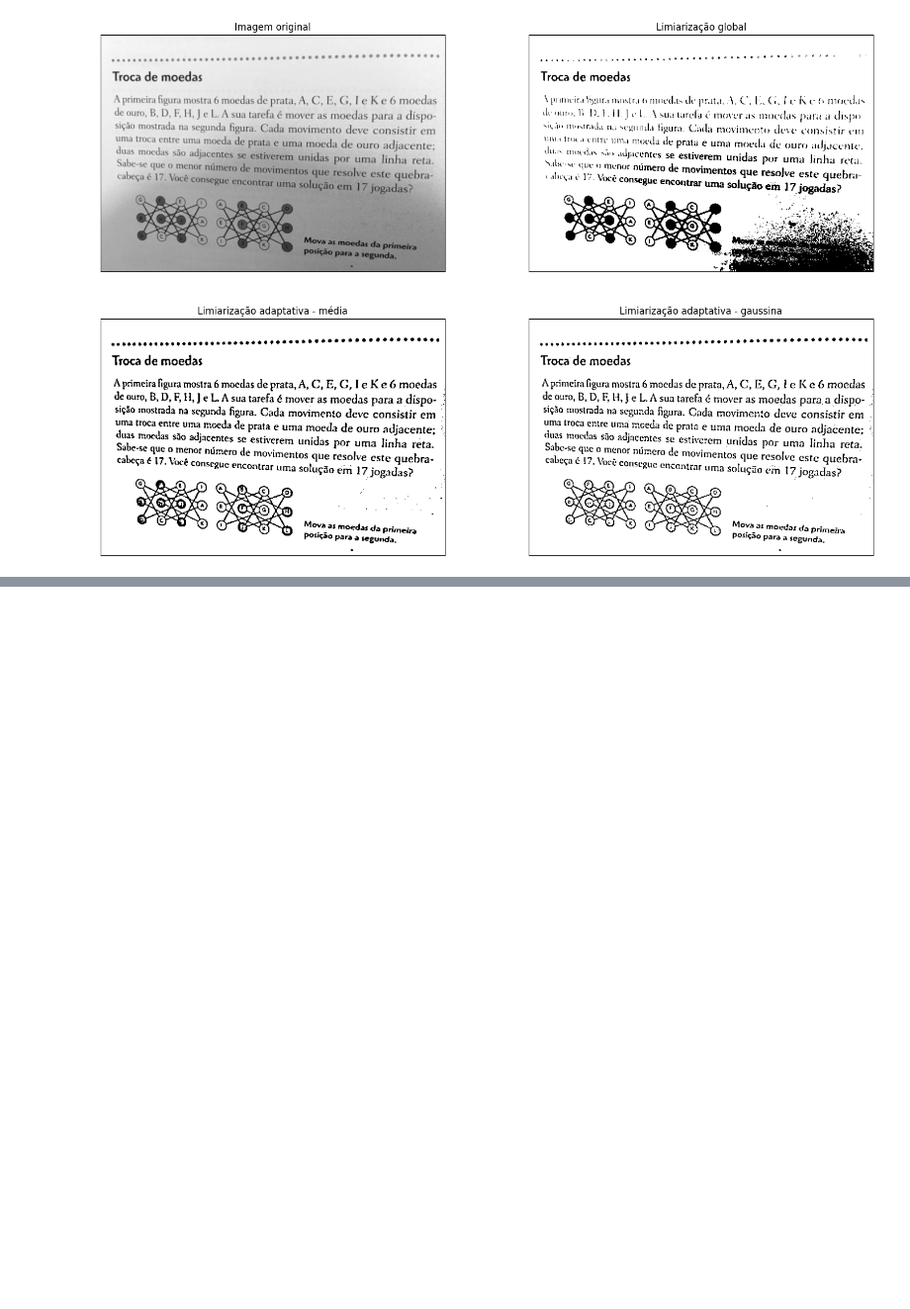
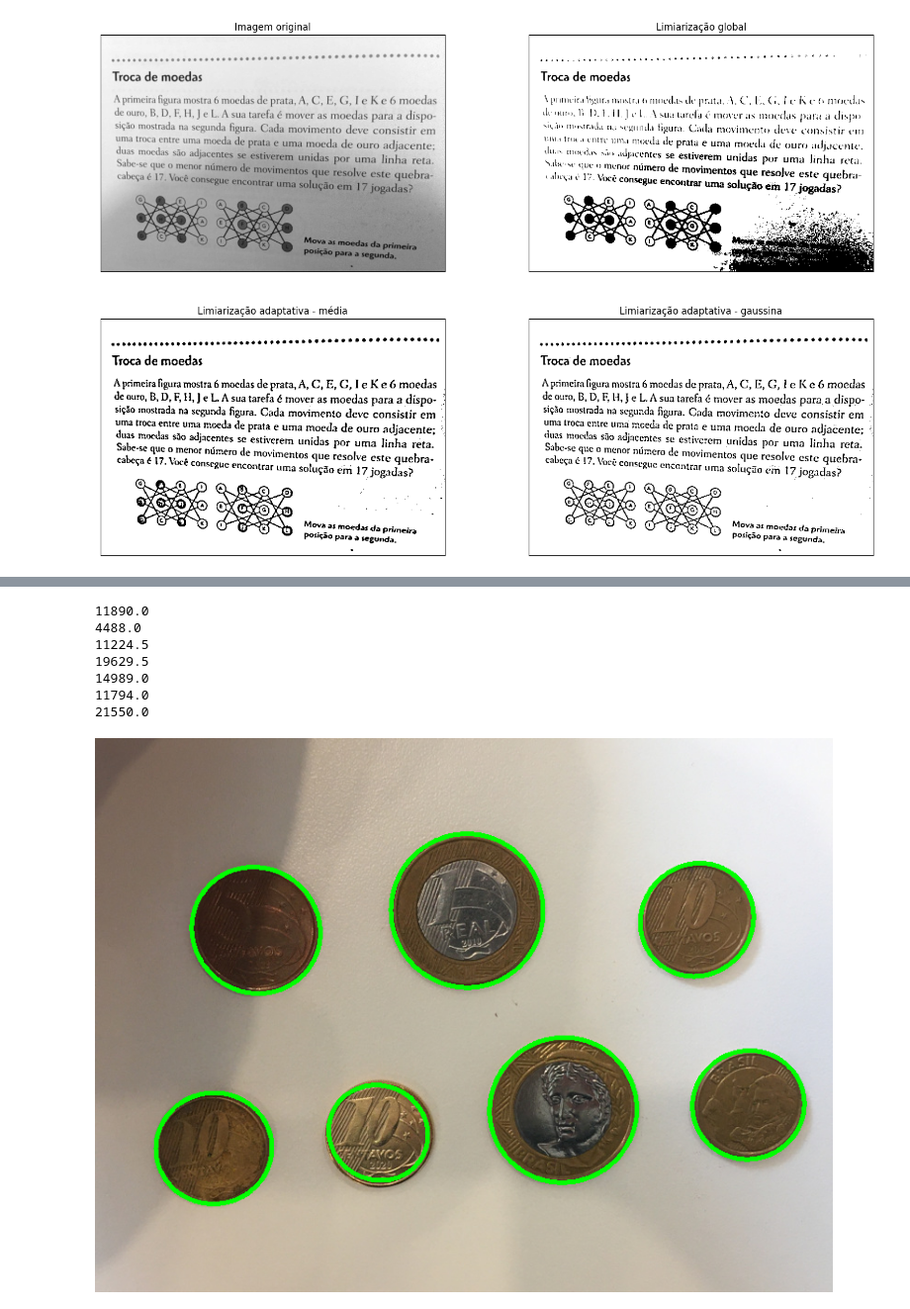
Before and after one commit to KauaHenSilva/python_img_segmentation, a Jupyter notebook: adaptive_thresholding.ipynb, the cells around one changed output, grey strips where cells are left out. Shown at 99% size. Cells and saved outputs as stored; diff of their text form; code cells hidden in the pictures; blank space fills up the shorter version.

```diff
--- a/adaptive_thresholding.ipynb
+++ b/adaptive_thresholding.ipynb
@@ -72,0 +96,20 @@ limiarizacao_adaptativa(img)
+# %%
+elementos = dilatacao.copy()
+contornos, hierarquia = cv2.findContours(elementos, cv2.RETR_EXTERNAL, cv2.CHAIN_APPROX_SIMPLE)
+img_processada = img.copy()
+for cnt in contornos:
+  area = cv2.contourArea(cnt)
+  if area >= 1000:
+    print(area)
+    elipse = cv2.fitEllipse(cnt)
+    cv2.ellipse(img_processada, elipse, (0,255,0), 3)
+cv2_imshow(img_processada)
+# %% [output]
+11890.0
+4488.0
+11224.5
+19629.5
+14989.0
+11794.0
+21550.0
+[figure, added]
```
Also changed, not shown: parts of 8 cells of this notebook.
